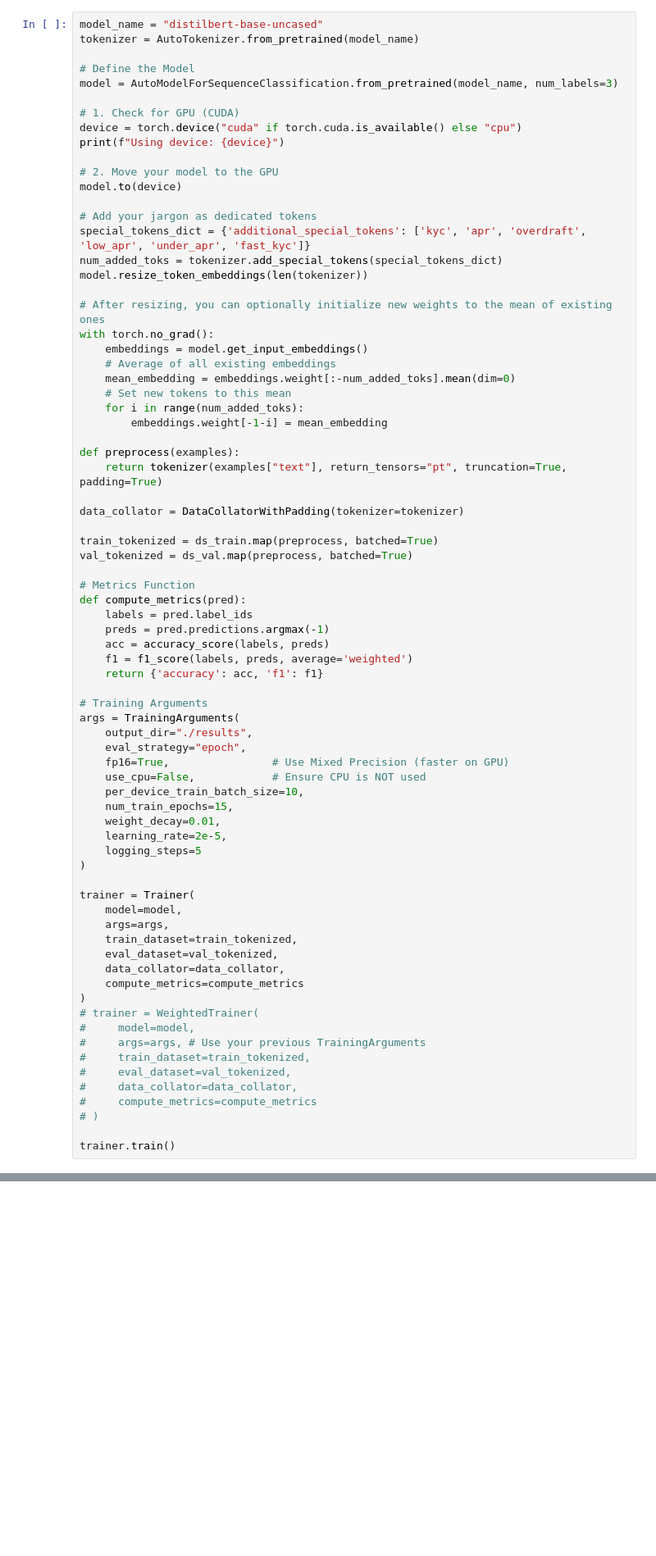
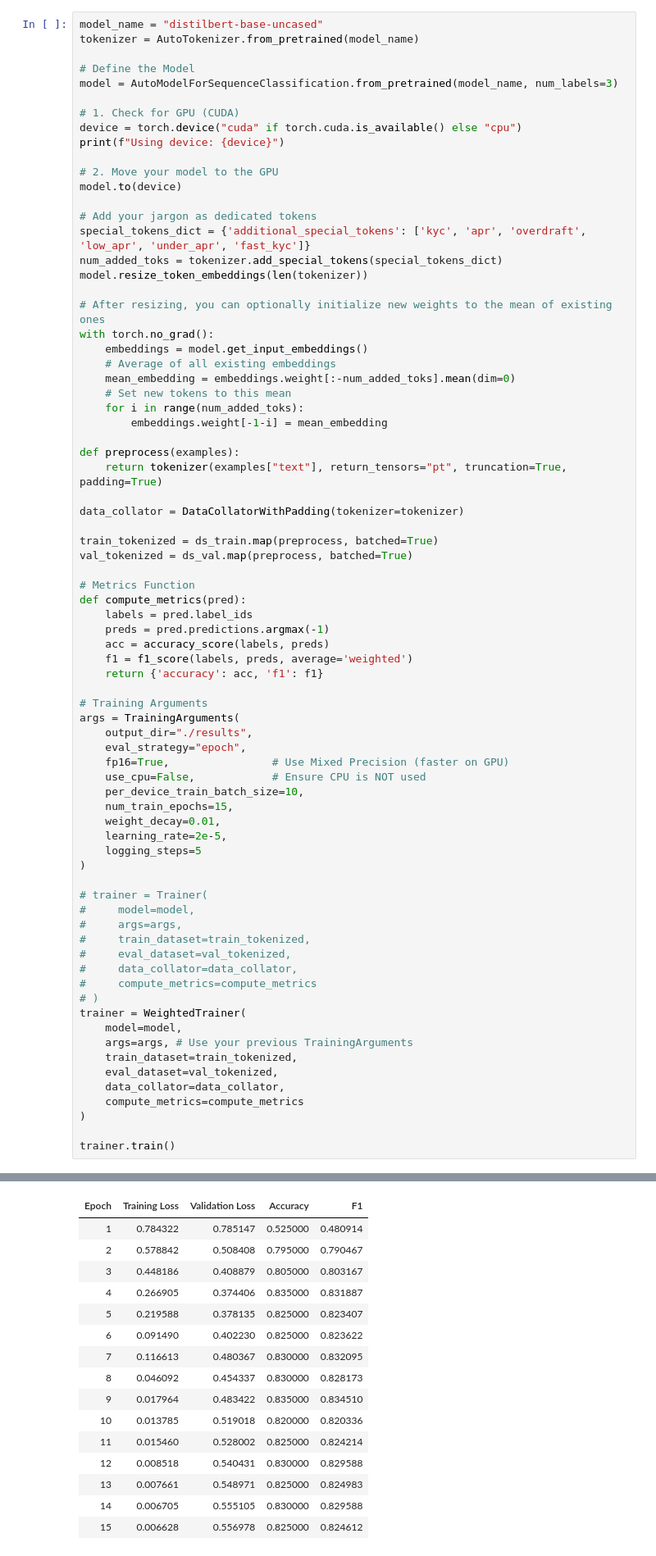
Before and after one commit to Susmita87/iitb-projects, a Jupyter notebook: NLP-SentimentAnalysis-Fintech-KaggleData.ipynb, the cells around one changed output, grey strips where cells are left out. Shown at 82% size. Drawn from its saved outputs; the diff is of its cells as text; blank space fills up the shorter version.

```diff
--- a/NLP-SentimentAnalysis-Fintech-KaggleData.ipynb
+++ b/NLP-SentimentAnalysis-Fintech-KaggleData.ipynb
@@ -205,21 +257,22 @@ args = TrainingArguments(
     logging_steps=5
 )
 
-trainer = Trainer(
+# trainer = Trainer(
+#     model=model,
+#     args=args,
+#     train_dataset=train_tokenized,
+#     eval_dataset=val_tokenized,
+#     data_collator=data_collator,
+#     compute_metrics=compute_metrics
+# )
+trainer = WeightedTrainer(
     model=model,
-    args=args,
+    args=args, # Use your previous TrainingArguments
     train_dataset=train_tokenized,
     eval_dataset=val_tokenized,
     data_collator=data_collator,
     compute_metrics=compute_metrics
 )
-# trainer = WeightedTrainer(
-#     model=model,
-#     args=args, # Use your previous TrainingArguments
-#     train_dataset=train_tokenized,
-#     eval_dataset=val_tokenized,
-#     data_collator=data_collator,
-#     compute_metrics=compute_metrics
-# )
 
 trainer.train()
+# %% [output]
@@ -225,0 +297,16 @@ trainer.train()
+| Epoch | Training Loss | Validation Loss | Accuracy | F1 |
+| 1 | 0.784322 | 0.785147 | 0.525000 | 0.480914 |
+| 2 | 0.578842 | 0.508408 | 0.795000 | 0.790467 |
+| 3 | 0.448186 | 0.408879 | 0.805000 | 0.803167 |
+| 4 | 0.266905 | 0.374406 | 0.835000 | 0.831887 |
+| 5 | 0.219588 | 0.378135 | 0.825000 | 0.823407 |
+| 6 | 0.091490 | 0.402230 | 0.825000 | 0.823622 |
+| 7 | 0.116613 | 0.480367 | 0.830000 | 0.832095 |
+| 8 | 0.046092 | 0.454337 | 0.830000 | 0.828173 |
+| 9 | 0.017964 | 0.483422 | 0.835000 | 0.834510 |
+| 10 | 0.013785 | 0.519018 | 0.820000 | 0.820336 |
+| 11 | 0.015460 | 0.528002 | 0.825000 | 0.824214 |
+| 12 | 0.008518 | 0.540431 | 0.830000 | 0.829588 |
+| 13 | 0.007661 | 0.548971 | 0.825000 | 0.824983 |
+| 14 | 0.006705 | 0.555105 | 0.830000 | 0.829588 |
+| 15 | 0.006628 | 0.556978 | 0.825000 | 0.824612 |
```
Also changed, not shown: parts of 12 cells of this notebook.
